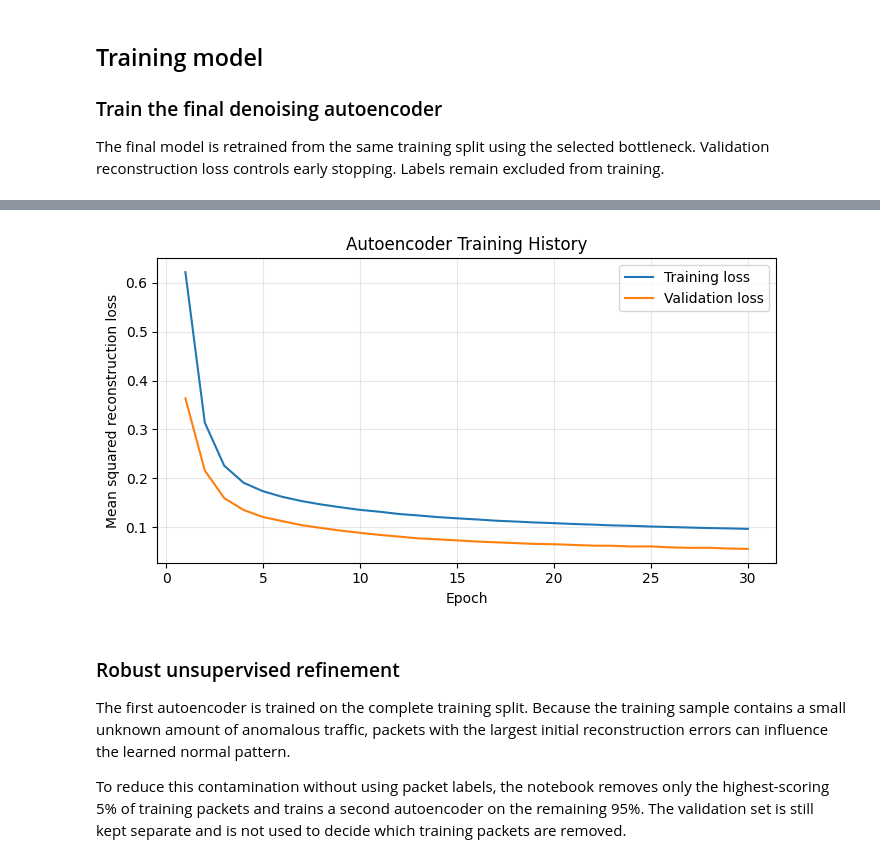
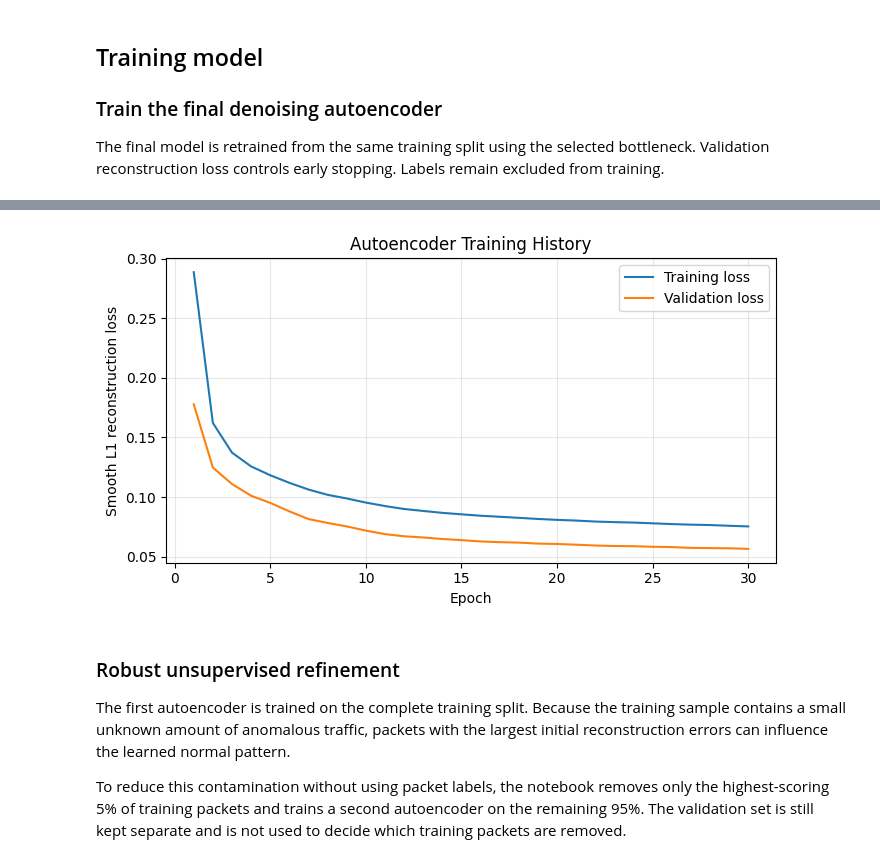
Before and after one commit to yuanmingwang/multi-stage-iot-ids, a Jupyter notebook: notebooks/p2_autoencoders.ipynb, the cells around one changed output, grey strips where cells are left out. Cells and saved outputs as stored; diff of their text form; code cells hidden in the pictures.

Commit message:
update autoencoders. feature engineering, MiniBatchKMeans, improve performance

```diff
--- a/notebooks/p2_autoencoders.ipynb
+++ b/notebooks/p2_autoencoders.ipynb
@@ -327,11 +375,11 @@ def make_loader(X, batch_size, shuffle=False):
     return DataLoader(data, batch_size=batch_size, shuffle=shuffle, num_workers=0, pin_memory=DEVICE.type == "cuda")
 
 
-def train_autoencoder(X_train, X_val, bottleneck_dim, dropout=0.10, noise_std=0.05, learning_rate=1e-3, weight_decay=1e-5, max_epochs=25, patience=4):
+def train_autoencoder(X_train, X_val, bottleneck_dim, dropout=0.10, noise_std=0.05, mask_rate=0.05, learning_rate=1e-3, weight_decay=1e-5, max_epochs=25, patience=4):
     set_seed()
     model = PacketAutoencoder(X_train.shape[1], bottleneck_dim, dropout).to(DEVICE)
     optimizer = torch.optim.AdamW(model.parameters(), lr=learning_rate, weight_decay=weight_decay)
-    criterion = nn.MSELoss()
+    criterion = nn.SmoothL1Loss(beta=0.5)
     train_loader = make_loader(X_train, BATCH_SIZE, shuffle=True)
     val_loader = make_loader(X_val, BATCH_SIZE)
     history, best_loss, best_state, wait = [], np.inf, None, 0
@@ -343,6 +391,7 @@ def train_autoencoder(X_train, X_val, bottleneck_dim, dropout=0.10, noise_std=0.
         for (batch,) in train_loader:
             batch = batch.to(DEVICE)
             noisy_batch = batch + noise_std * torch.randn_like(batch)
+            noisy_batch = noisy_batch.masked_fill(torch.rand_like(batch) < mask_rate, 0)
             optimizer.zero_grad()
             loss = criterion(model(noisy_batch), batch)
             loss.backward()
@@ -387,6 +436,17 @@ def reconstruction_feature_errors(model, X, batch_size=4096):
     return np.concatenate(errors)
 
 
+@torch.no_grad()
+def encode_packets(model, X, batch_size=4096):
+    model.eval()
+    embeddings = []
+
+    for (batch,) in make_loader(X, batch_size):
+        embeddings.append(model.encoder(batch.to(DEVICE)).cpu().numpy())
+
+    return np.concatenate(embeddings)
+
+
 def aggregate_errors(feature_errors, top_k=None):
     if top_k is None:
         return feature_errors.mean(axis=1)
@@ -410,6 +470,11 @@ def calibrate_errors(feature_errors, center, scale):
     return np.log1p(calibrated)
 
 
+def percentile_scores(reference_scores, scores):
+    reference_scores = np.sort(np.asarray(reference_scores))
+    return np.searchsorted(reference_scores, scores, side="right") / len(reference_scores)
+
+
 def reconstruction_errors(model, X, top_k=None, batch_size=4096):
     return aggregate_errors(reconstruction_feature_errors(model, X, batch_size), top_k)
 # %% [markdown]
@@ -514,7 +581,7 @@ plt.figure(figsize=(7, 4))
 plt.plot(training_history["epoch"], training_history["train_loss"], label="Training loss")
 plt.plot(training_history["epoch"], training_history["val_loss"], label="Validation loss")
 plt.xlabel("Epoch")
-plt.ylabel("Mean squared reconstruction loss")
+plt.ylabel("Smooth L1 reconstruction loss")
 plt.title("Autoencoder Training History")
 plt.legend()
 plt.grid(alpha=0.3)
@@ -527,4 +594,4 @@ Training time (seconds): 20.62
-[figure, old version]
+[figure, new version]
 # %% [markdown]
 ### Robust unsupervised refinement
 
```
Also changed, not shown: parts of 24 cells of this notebook.
